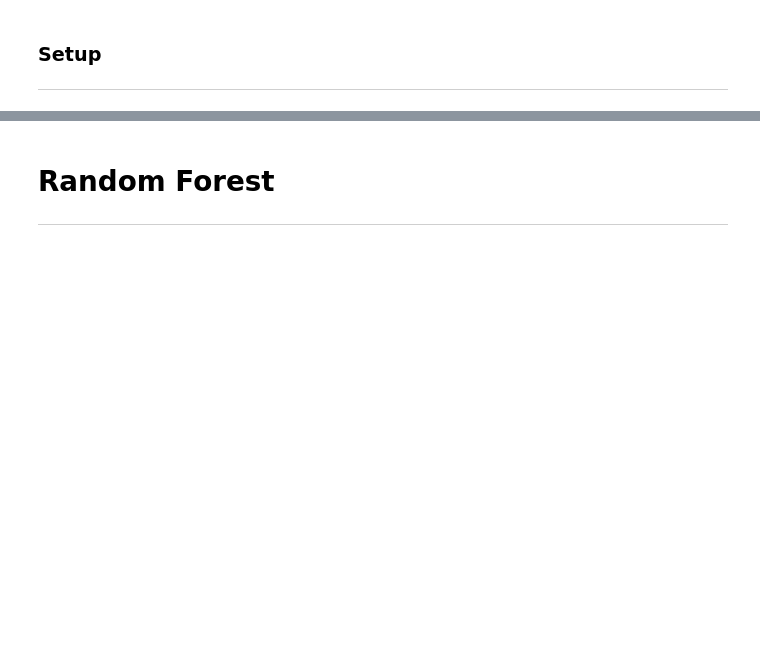
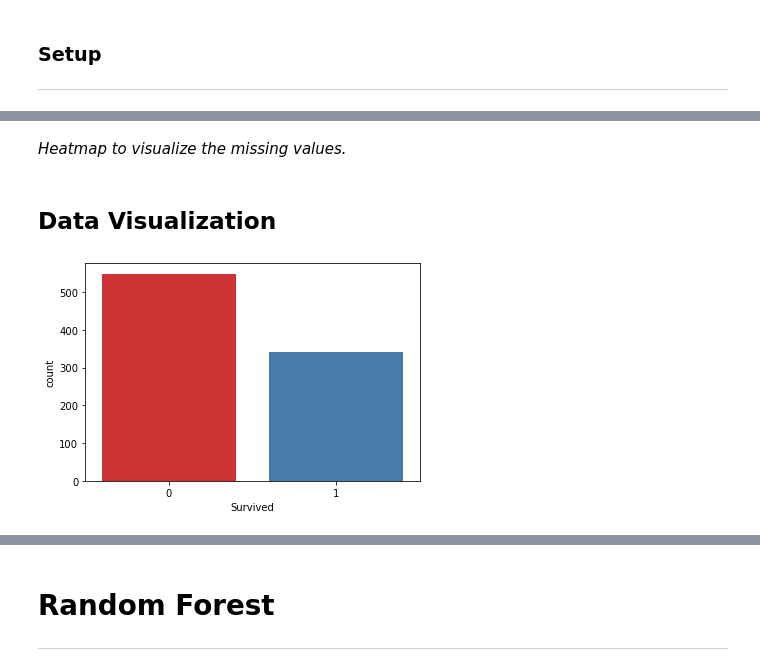
Before and after one commit to wojtekpogo/emerging-technologies, a Jupyter notebook: scikit-learn.ipynb, the cells around one changed output, grey strips where cells are left out. Drawn from its saved outputs; the diff is of its cells as text; code cells hidden in the pictures; blank space fills up the shorter version.

```diff
--- a/scikit-learn.ipynb
+++ b/scikit-learn.ipynb
@@ -306,0 +321,9 @@ plt.grid(linestyle='-', linewidth=0.2)
+# %% [markdown]
+*Heatmap to visualize the missing values.*
+# %% [markdown]
+## Data Visualization
+# %%
+sns.countplot(x='Survived', data=data,palette="Set1")
+plt.show()
+# %% [output]
+[figure, added]
```
Also changed, not shown: parts of 72 cells of this notebook, 1 other file.
